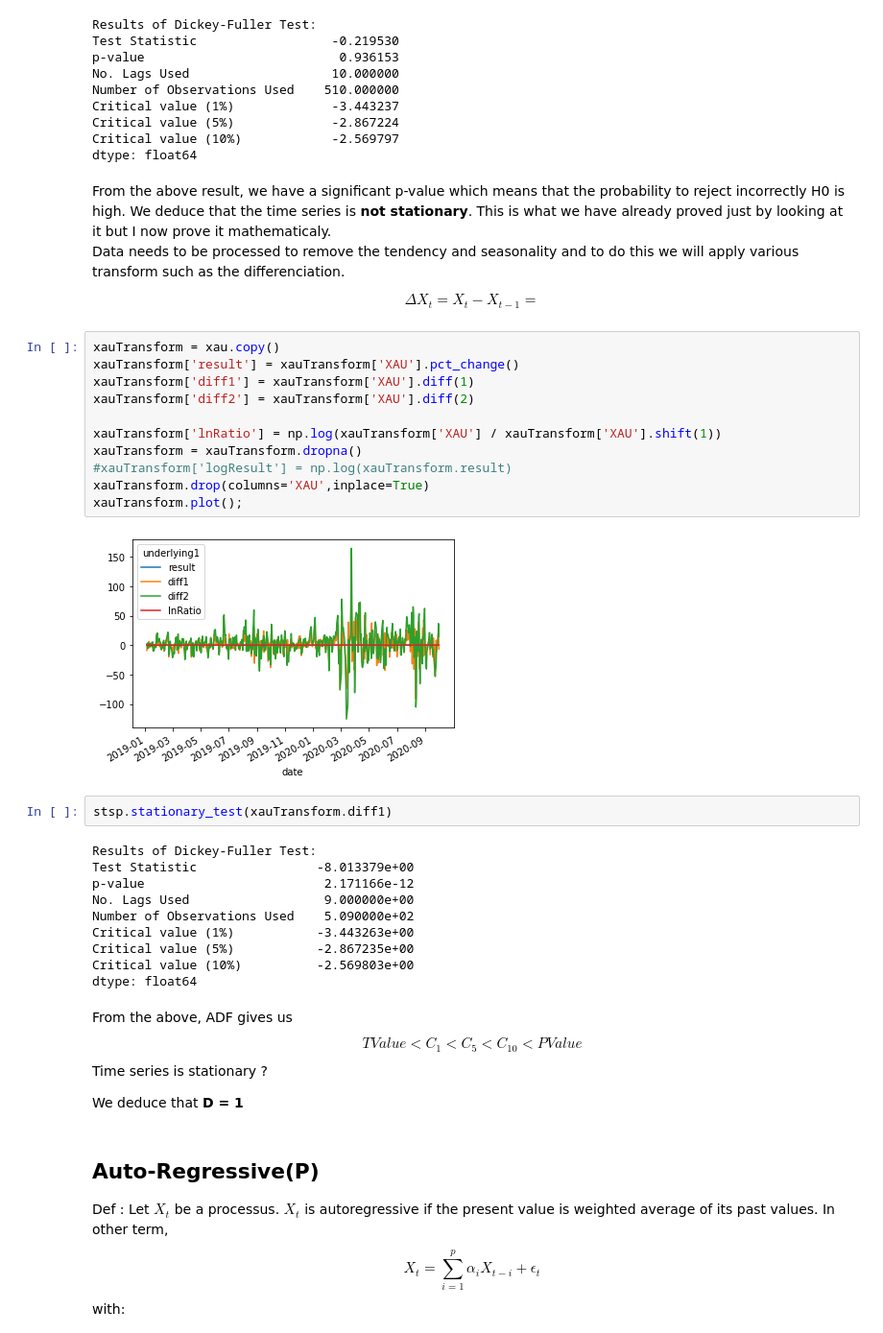
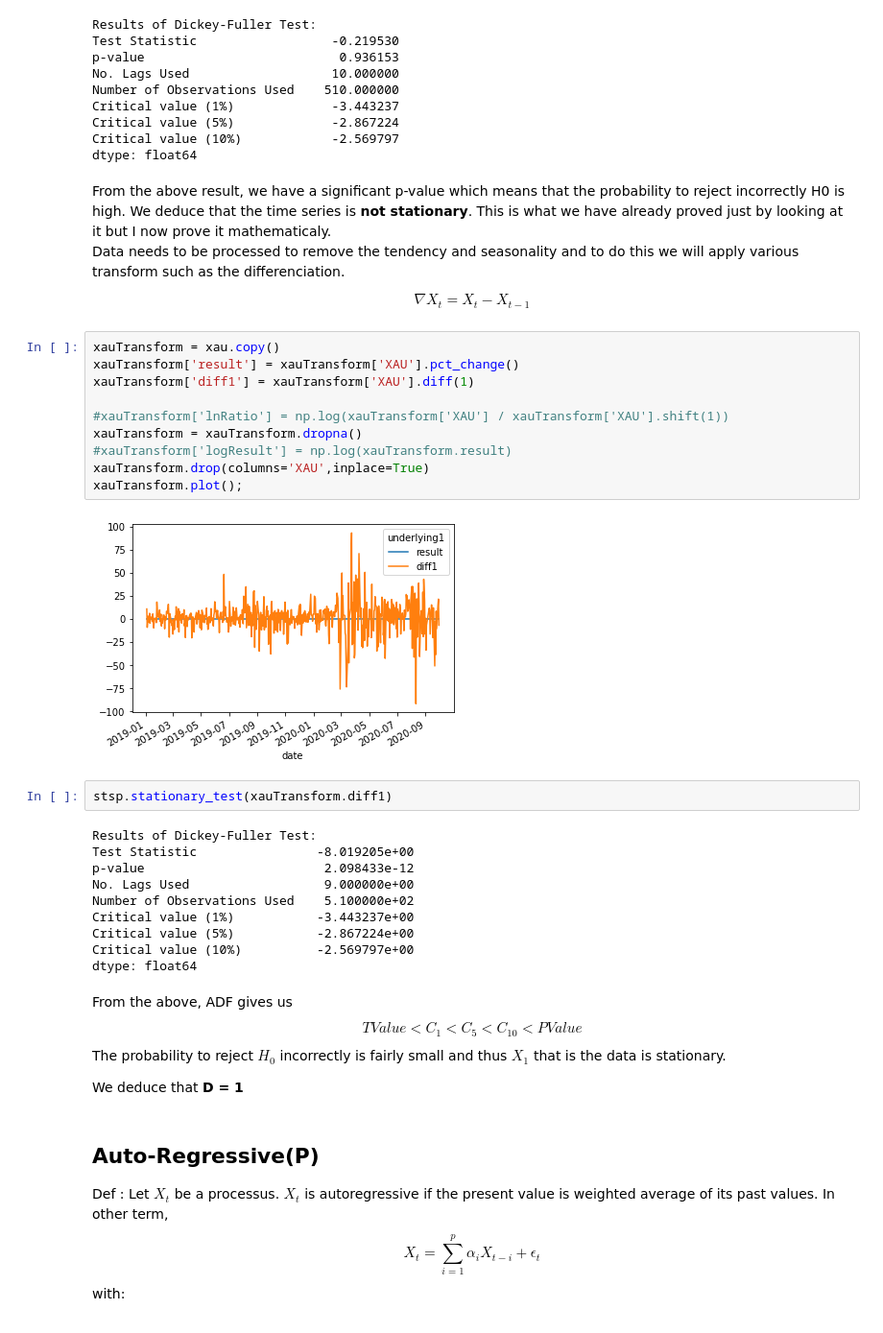
Before and after one commit to FranckNgN/Spot-prediction, a Jupyter notebook: report.ipynb, the cells around one changed output. Shown at 96% size. Cells and saved outputs as stored; diff of their text form.

```diff
--- a/report.ipynb
+++ b/report.ipynb
@@ -192,36 +192,35 @@ dtype: float64
 From the above result, we have a significant p-value which means that the probability to reject incorrectly H0 is high. We deduce that the time series is **not stationary**. This is what we have already proved just by looking at it but I now prove it mathematicaly.<br>
 Data needs to be processed to remove the tendency and seasonality and to do this we will apply various transform such as the differenciation.
 
-$$\Delta X_t = X_t - X_{t-1}  = $$
+$$\nabla X_t = X_t - X_{t-1}$$
 # %%
 xauTransform = xau.copy()
 xauTransform['result'] = xauTransform['XAU'].pct_change()
 xauTransform['diff1'] = xauTransform['XAU'].diff(1)
-xauTransform['diff2'] = xauTransform['XAU'].diff(2)
 
-xauTransform['lnRatio'] = np.log(xauTransform['XAU'] / xauTransform['XAU'].shift(1))
+#xauTransform['lnRatio'] = np.log(xauTransform['XAU'] / xauTransform['XAU'].shift(1))
 xauTransform = xauTransform.dropna()
 #xauTransform['logResult'] = np.log(xauTransform.result)
 xauTransform.drop(columns='XAU',inplace=True)
 xauTransform.plot();
 # %% [output]
-[figure, old version]
+[figure, new version]
 # %%
 stsp.stationary_test(xauTransform.diff1)
 # %% [output]
 Results of Dickey-Fuller Test:
-Test Statistic                -8.013379e+00
-p-value                        2.171166e-12
+Test Statistic                -8.019205e+00
+p-value                        2.098433e-12
 No. Lags Used                  9.000000e+00
-Number of Observations Used    5.090000e+02
-Critical value (1%)           -3.443263e+00
-Critical value (5%)           -2.867235e+00
-Critical value (10%)          -2.569803e+00
+Number of Observations Used    5.100000e+02
+Critical value (1%)           -3.443237e+00
+Critical value (5%)           -2.867224e+00
+Critical value (10%)          -2.569797e+00
 dtype: float64
 # %% [markdown]
 From the above, ADF gives us
 $$ TValue < C_1 < C_5 < C_{10} < PValue$$
-Time series is stationary ?
+The probability to reject $H_0$ incorrectly is fairly small and thus $X_1$ that is the data is stationary.
 
 We deduce that **D = 1**
 # %% [markdown]
```
Also changed, not shown: parts of 5 cells of this notebook.
